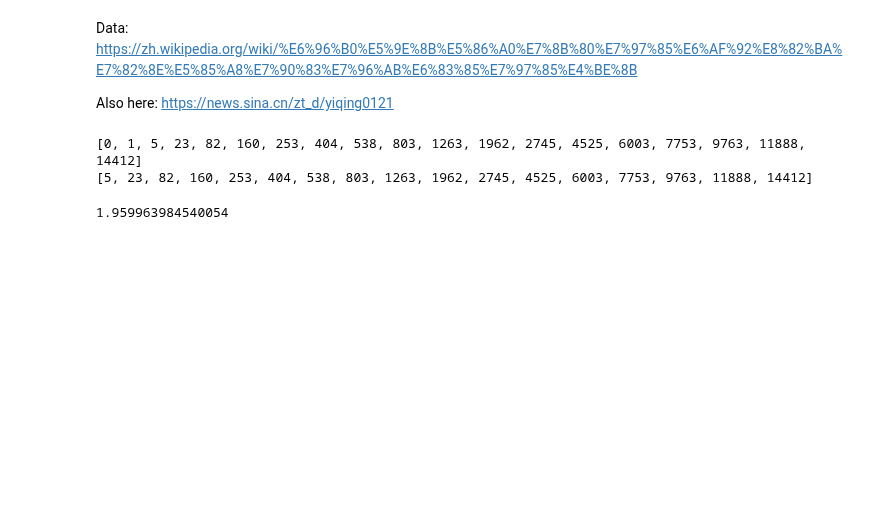
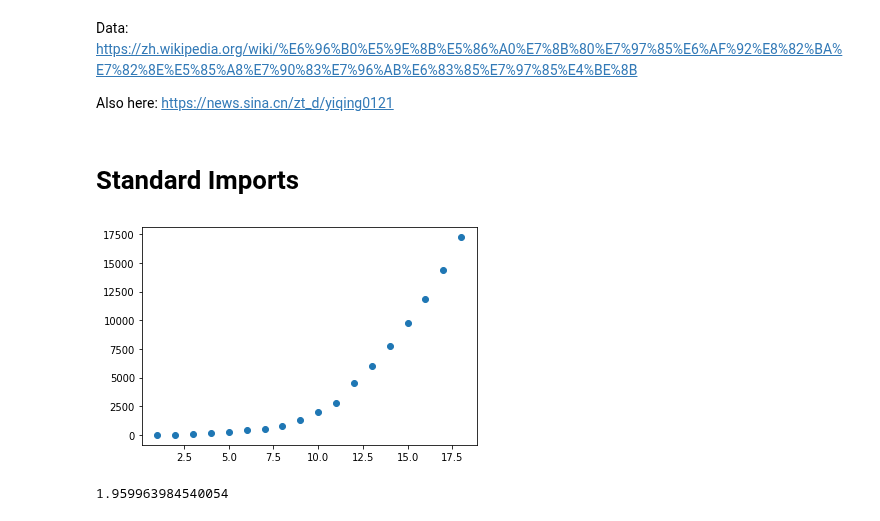
Before and after one commit to tongbaojia/vr_2020, a Jupyter notebook: Virus.ipynb, the cells around one changed output. Cells and saved outputs as stored; diff of their text form; code cells hidden in the pictures; blank space fills up the shorter version.

```diff
--- a/Virus.ipynb
+++ b/Virus.ipynb
@@ -27,4 +29,6 @@ c = [
 ]
+# %% [markdown]
+# Standard Imports
 # %%
 import matplotlib.pyplot as plt
 import seaborn as sns
@@ -34,13 +38,14 @@ from scipy import stats
 # %%
 total = [c[0]]
 for i in c[1:]:
     total.append(total[-1] + i)
-print(total)
+# clean up the first few data points
 total = total[2:]
-print(total)
+plt.clf()
+plt.scatter(np.arange(1, len(total) + 1), total)
+plt.show()
 # %% [output]
-[0, 1, 5, 23, 82, 160, 253, 404, 538, 803, 1263, 1962, 2745, 4525, 6003, 7753, 9763, 11888, 14412]
-[5, 23, 82, 160, 253, 404, 538, 803, 1263, 1962, 2745, 4525, 6003, 7753, 9763, 11888, 14412]
+[figure, added]
 # %%
 # Define confidence interval.
 ci = 0.95
```
Also changed, not shown: parts of 6 cells of this notebook, 3 other files.
